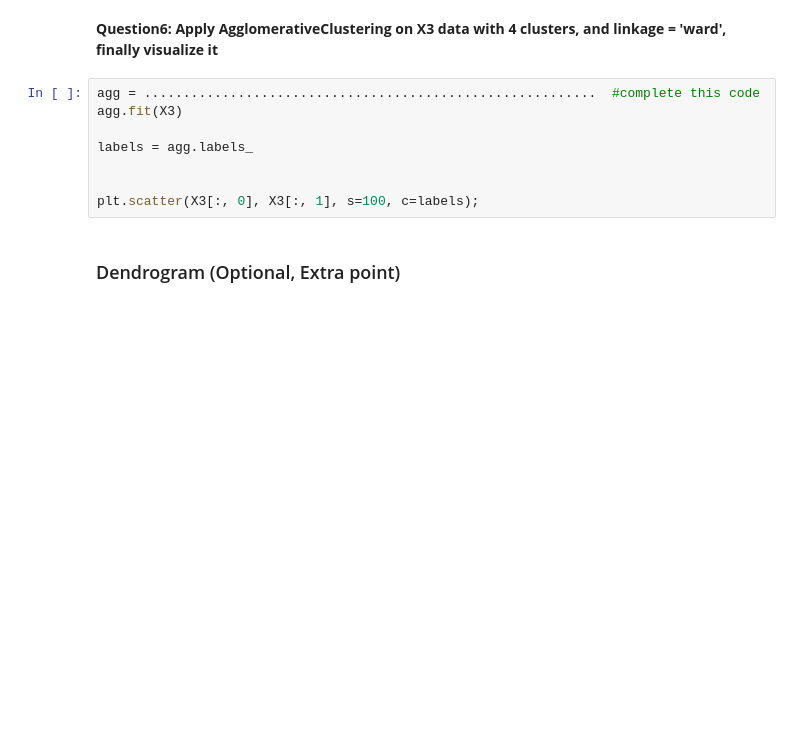
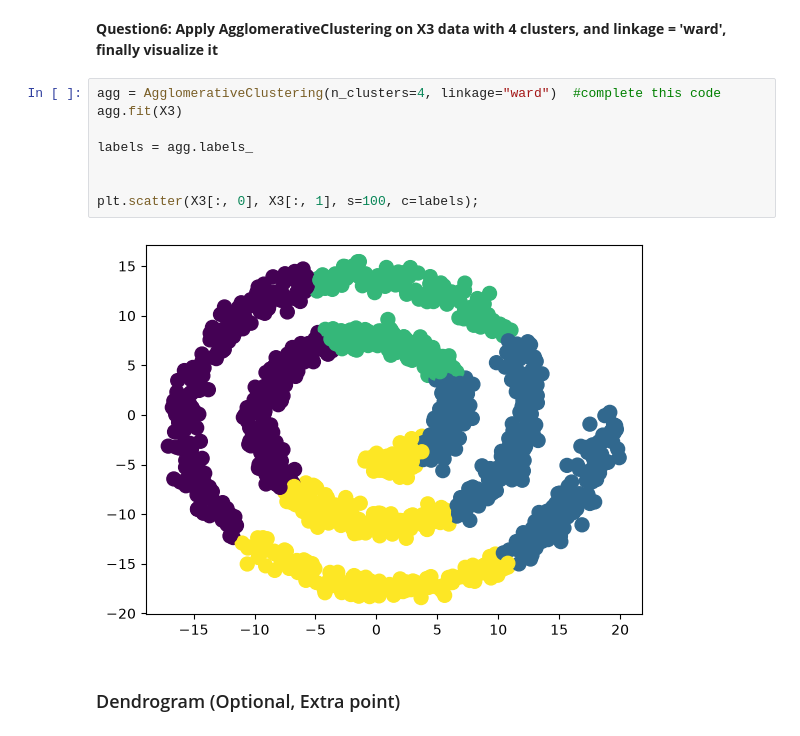
Before and after one commit to myngoc-trg/DA631E_ArtificialIntelligenceForDataScience, a Jupyter notebook: Lab_3/Lab3-Kmeans.ipynb, the cells around one changed output. Drawn from its saved outputs; the diff is of its cells as text; blank space fills up the shorter version.

```diff
--- a/Lab_3/Lab3-Kmeans.ipynb
+++ b/Lab_3/Lab3-Kmeans.ipynb
@@ -260,13 +283,15 @@ plt.scatter(X[:, 0], X[:, 1], s=100, c=labels);
 # %% [markdown]
 <font color='#EE15D'> **Question6: Apply AgglomerativeClustering on X3 data with 4 clusters, and linkage = 'ward', finally visualize it**
 # %%
-agg = ..........................................................  #complete this code
+agg = AgglomerativeClustering(n_clusters=4, linkage="ward")  #complete this code
 agg.fit(X3)
 
 labels = agg.labels_
 
 
 plt.scatter(X3[:, 0], X3[:, 1], s=100, c=labels);
+# %% [output]
+[figure, added]
 # %% [markdown]
 ### Dendrogram (Optional, Extra point)
 # %% [markdown]
```
Also changed, not shown: parts of 3 cells of this notebook, 1 other file.
